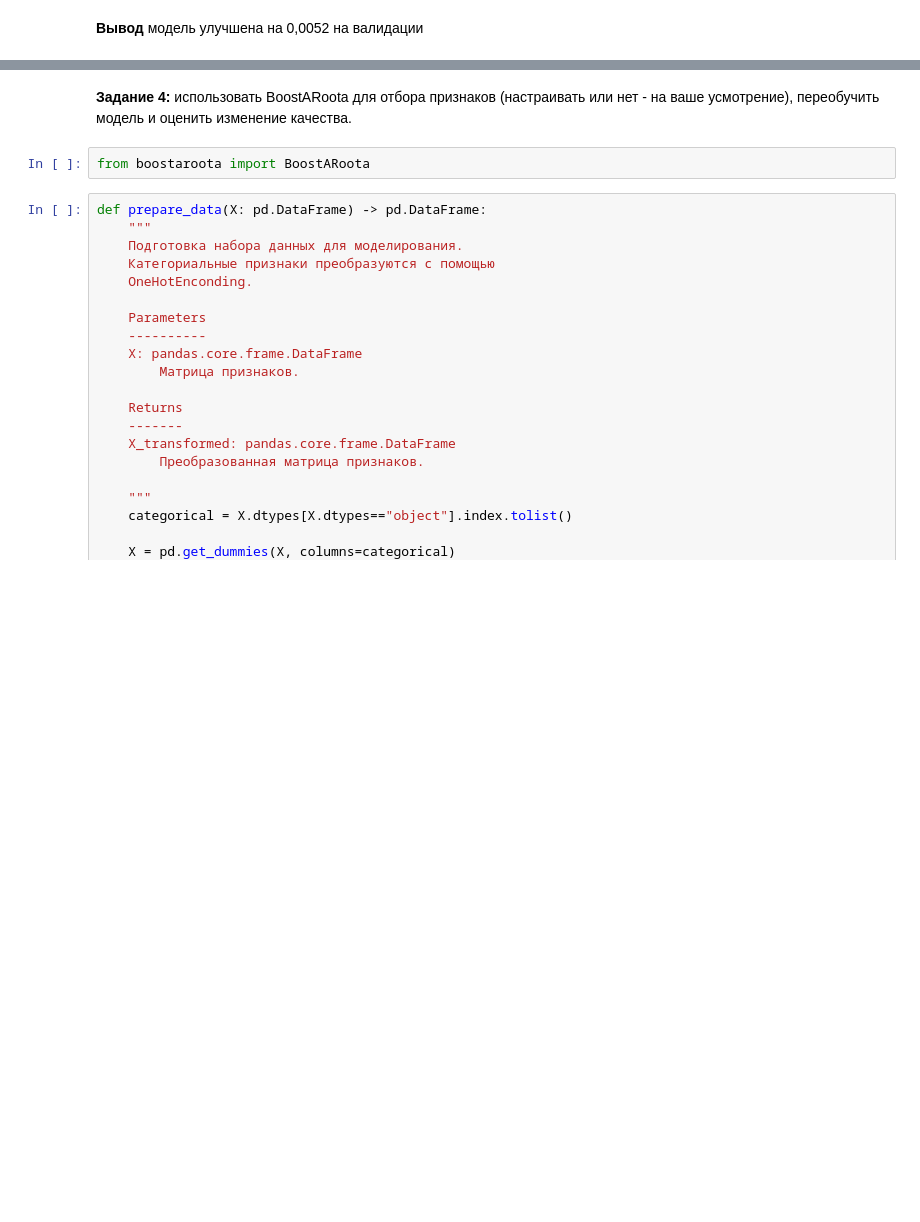
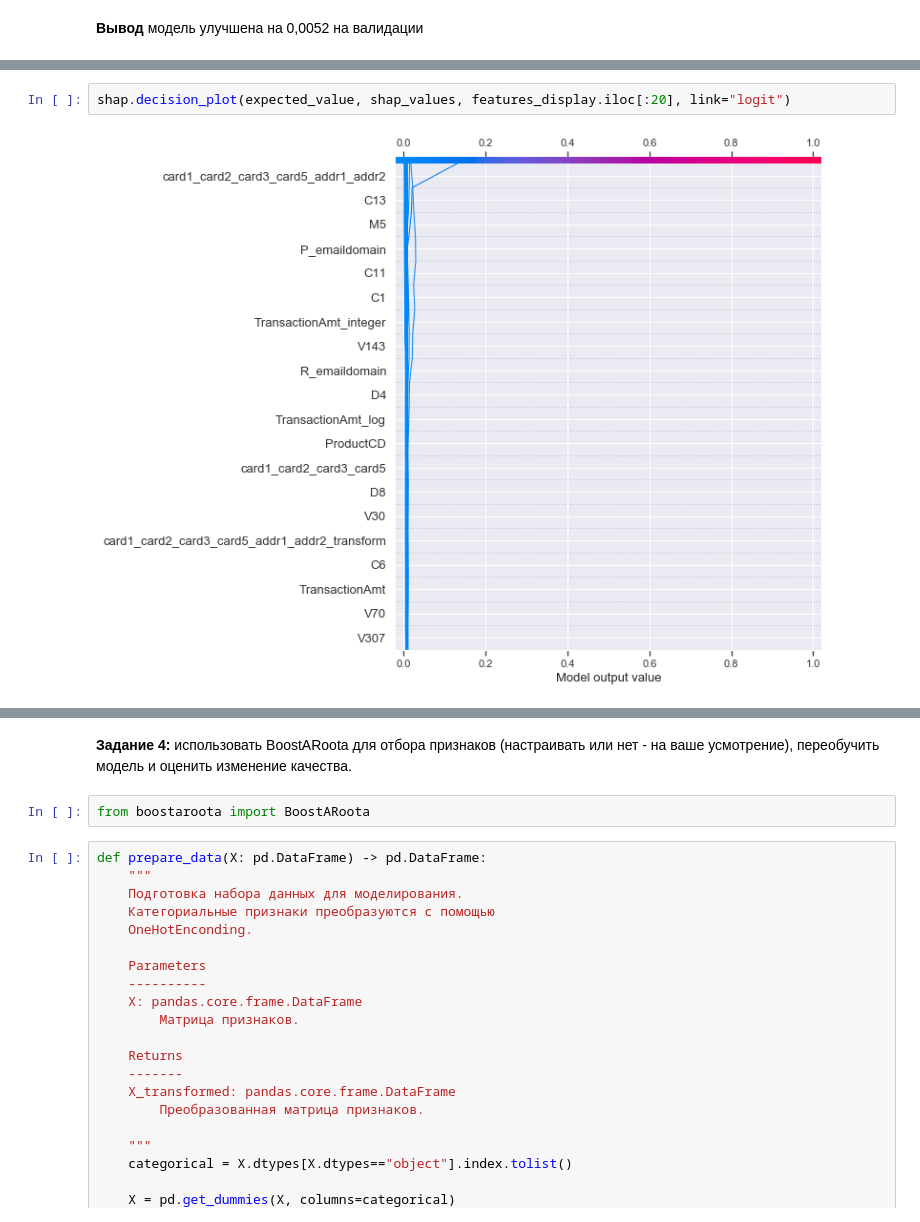
Before and after one commit to lyutovad/GU_DA_Kaggle, a Jupyter notebook: Homeworks/Homework6.ipynb, the cells around one changed output, grey strips where cells are left out. Saved outputs shown, nothing was run; the diff lists cells and outputs as text; blank space fills up the shorter version.

```diff
--- a/Homeworks/Homework6.ipynb
+++ b/Homeworks/Homework6.ipynb
@@ -335,0 +359,4 @@ Shrink model to first 981 iterations.
+# %%
+shap.decision_plot(expected_value, shap_values, features_display.iloc[:20], link="logit")
+# %% [output]
+[figure, added]
```
Also changed, not shown: parts of 12 cells of this notebook.
